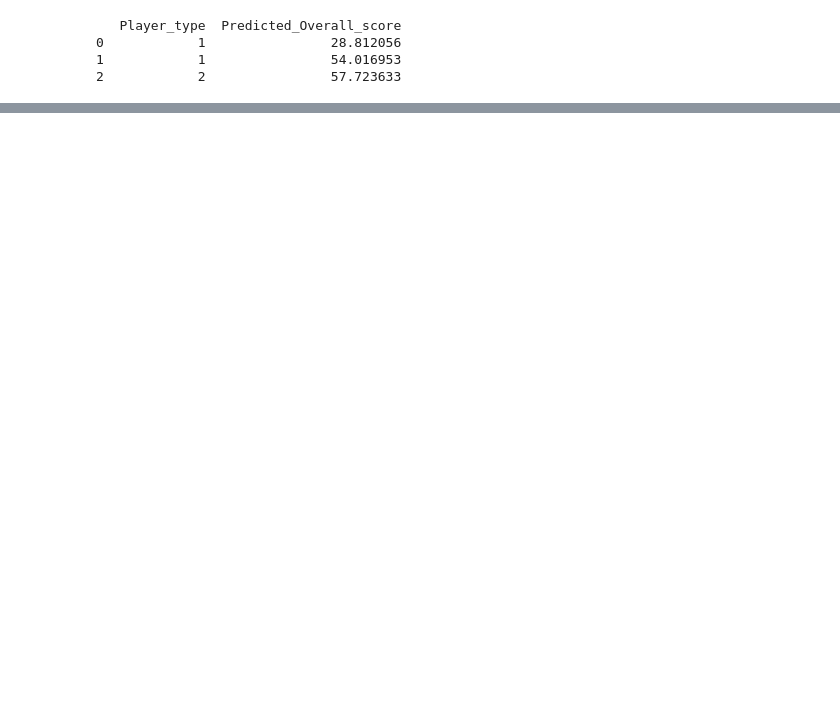
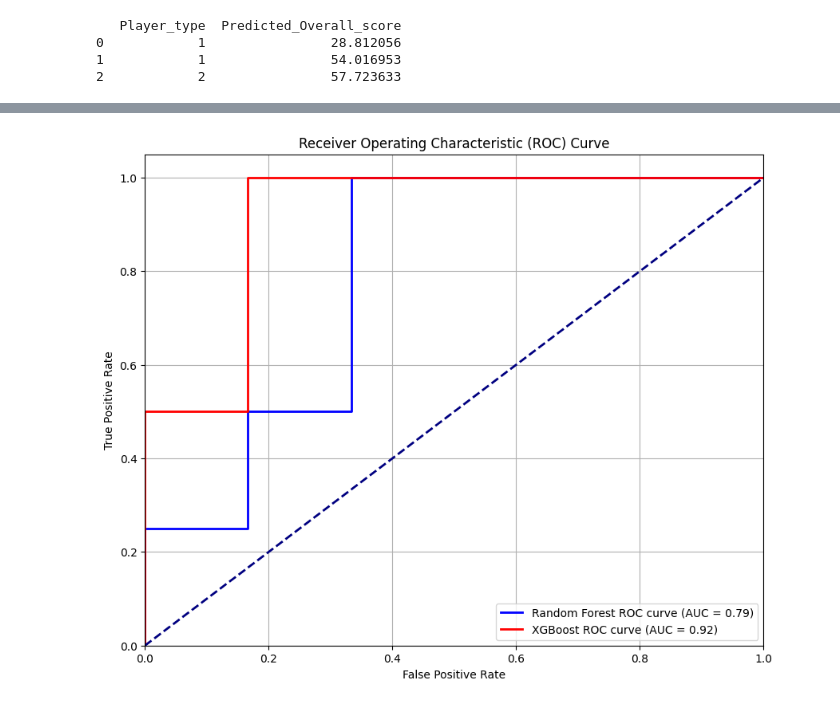
Before and after one commit to NIRANJANGOPALAN/IPL_player_analysis, a Jupyter notebook: Models/XGboostingmodel1.ipynb, the cells around one changed output, grey strips where cells are left out. Drawn from its saved outputs; the diff is of its cells as text; code cells hidden in the pictures; blank space fills up the shorter version.

```diff
--- a/Models/XGboostingmodel1.ipynb
+++ b/Models/XGboostingmodel1.ipynb
@@ -332,0 +518,49 @@ example_data.to_csv("xgboost_model_1_prediction.csv")
+# %%
+import pandas as pd
+import numpy as np
+import matplotlib.pyplot as plt
+from sklearn.metrics import roc_curve, auc
+
+# Assuming you have your data in a DataFrame called 'df'
+# If not, create it like this:
+data = {
+    'Player': ['Jos Buttler', 'Tymal Mills', 'Will Jacks', 'Liam Livingstone', 'Reece Topley',
+               'Dawid Malan', 'Sam Curran', 'Tom Abell', 'Adil Rashid', 'Harry Brook'],
+    'rf_1_Predicted_Overall_score': [68.40700315, 74.50774429, 51.35719062, 48.25745156, 70.82660776,
+                                     57.29453392, 44.74423243, 39.63716106, 63.22290778, 51.47323937],
+    'xg_boost_1_Predicted_Overall_score': [70.39937, 72.09699, 45.95546, 44.136646, 67.81441,
+                                           61.69961, 46.41379, 33.50635, 48.7163, 57.242996],
+    'Overall_score_obtained': [90.6347685, 64.34782609, 38.51638457, 37.59940597, 46.90217391,
+                               67.5910405, 35.70574996, 36.35833785, 44.89130435, 83.72340426]
+}
+
+df = pd.DataFrame(data)
+
+# Function to calculate ROC curve and AUC
+def calculate_roc(y_true, y_pred):
+    # For ROC curve, we need binary classification
+    # Let's consider scores above the mean as 'positive'
+    y_true_binary = (y_true > y_true.mean()).astype(int)
+    fpr, tpr, _ = roc_curve(y_true_binary, y_pred)
+    roc_auc = auc(fpr, tpr)
+    return fpr, tpr, roc_auc
+
+# Calculate ROC curves
+fpr_rf, tpr_rf, auc_rf = calculate_roc(df['Overall_score_obtained'], df['rf_1_Predicted_Overall_score'])
+fpr_xgb, tpr_xgb, auc_xgb = calculate_roc(df['Overall_score_obtained'], df['xg_boost_1_Predicted_Overall_score'])
+
+# Plot ROC curves
+plt.figure(figsize=(10, 8))
+plt.plot(fpr_rf, tpr_rf, color='blue', lw=2, label=f'Random Forest ROC curve (AUC = {auc_rf:.2f})')
+plt.plot(fpr_xgb, tpr_xgb, color='red', lw=2, label=f'XGBoost ROC curve (AUC = {auc_xgb:.2f})')
+plt.plot([0, 1], [0, 1], color='navy', lw=2, linestyle='--')
+plt.xlim([0.0, 1.0])
+plt.ylim([0.0, 1.05])
+plt.xlabel('False Positive Rate')
+plt.ylabel('True Positive Rate')
+plt.title('Receiver Operating Characteristic (ROC) Curve')
+plt.legend(loc="lower right")
+plt.grid(True)
+plt.show()
+# %% [output]
+[figure, added]
```
Also changed, not shown: parts of 10 cells of this notebook, 13 other files.
